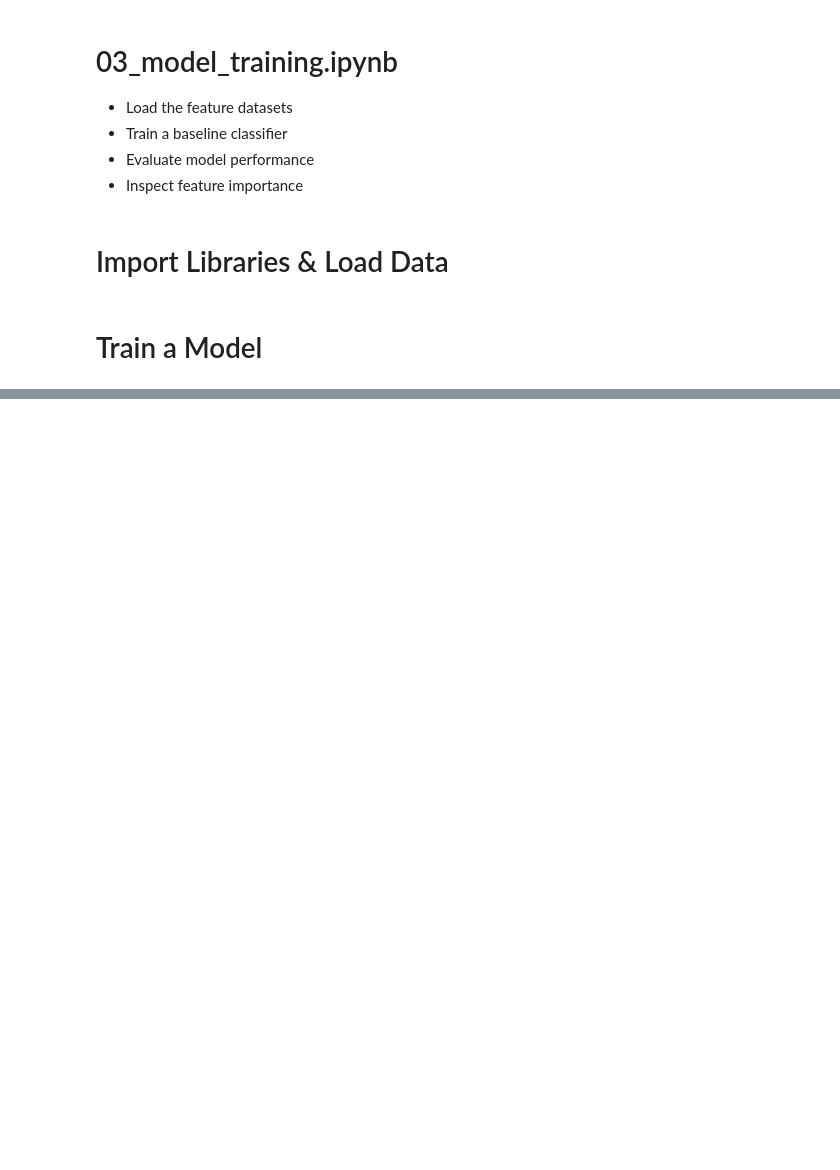
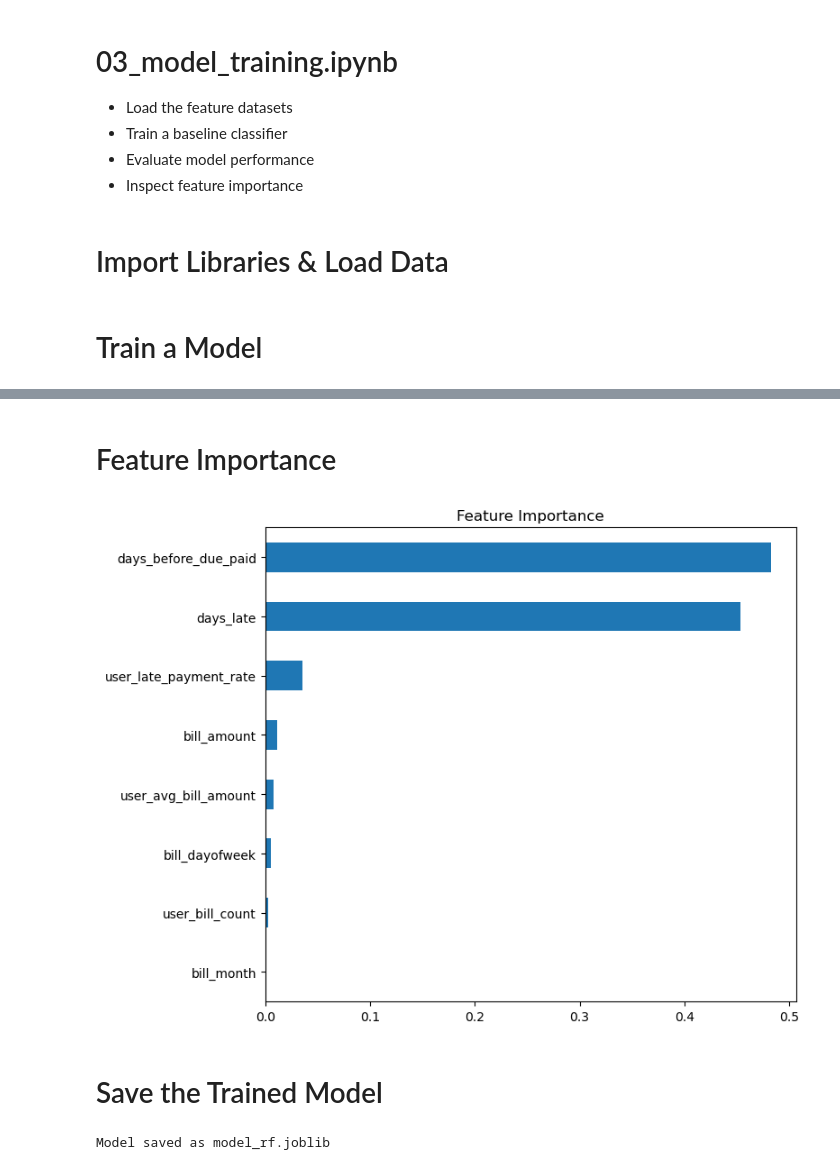
Before and after one commit to Mustafa3946/payment_risk_scoring_model, a Jupyter notebook: 03_model_training.ipynb, the cells around one changed output, grey strips where cells are left out. Saved outputs shown, nothing was run; the diff lists cells and outputs as text; code cells hidden in the pictures; blank space fills up the shorter version.

```diff
--- a/03_model_training.ipynb
+++ b/03_model_training.ipynb
@@ -27,0 +69,22 @@ y_test = pd.read_csv("y_test.csv").values.ravel()
+# %% [markdown]
+#  Feature Importance
+# %%
+feature_names = X_train.columns
+importances = rf.feature_importances_
+
+# Plot
+feat_imp = pd.Series(importances, index=feature_names).sort_values(ascending=True)
+feat_imp.plot(kind="barh", figsize=(8, 6), title="Feature Importance")
+plt.tight_layout()
+plt.show()
+# %% [output]
+[figure, added]
+# %% [markdown]
+# Save the Trained Model
+# %%
+import joblib
+
+joblib.dump(rf, "model_rf.joblib")
+print("Model saved as model_rf.joblib")
+# %% [output]
+Model saved as model_rf.joblib
```
Also changed, not shown: parts of 6 cells of this notebook, 1 other file.
